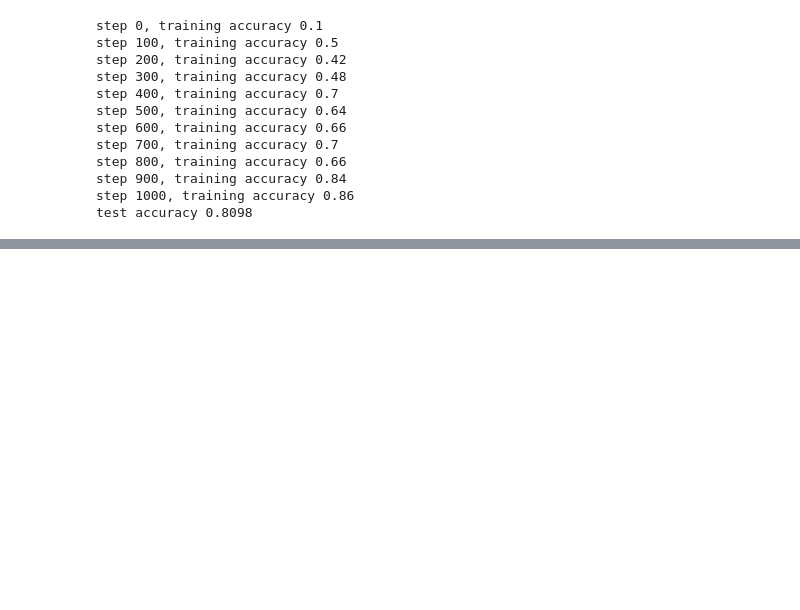
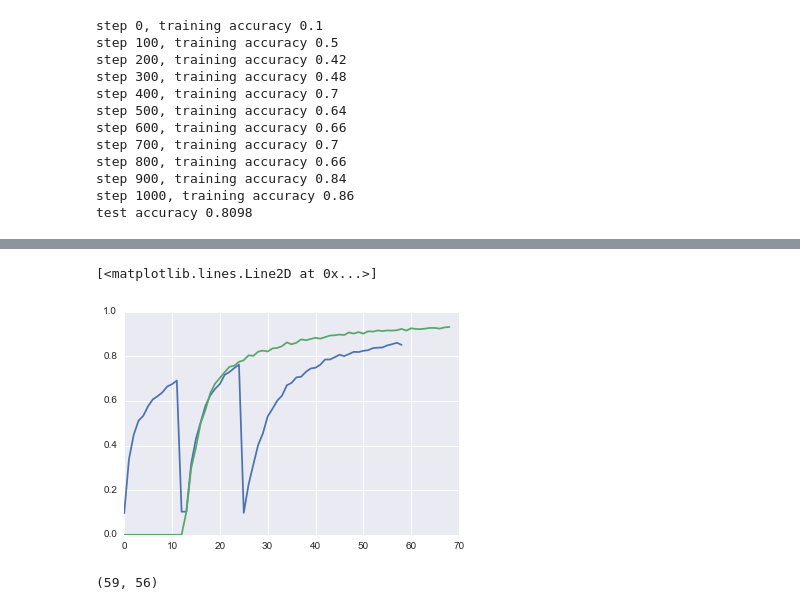
Before and after one commit to jaredawebb/ForwardThinking, a Jupyter notebook: replication/vanilla_conv.ipynb, the cells around one changed output, grey strips where cells are left out. Saved outputs shown, nothing was run; the diff lists cells and outputs as text; code cells hidden in the pictures; blank space fills up the shorter version.

```diff
--- a/replication/vanilla_conv.ipynb
+++ b/replication/vanilla_conv.ipynb
@@ -115,0 +118,3 @@ plt.plot(acc3)
+# %%
+acc1 = np.load('./accuracies.npy')
+acc2 = np.load('./accuracies_layer2.npy')
@@ -115,0 +135,11 @@ plt.plot(acc3)
+# %%
+plt.figure()
+plt.plot(acc1)
+plt.plot([0 for i in range(13)] + list(acc2))
+# %% [output]
+[<matplotlib.lines.Line2D at 0x...>]
+[figure, added]
+# %%
+len(acc1), len(acc2)
+# %% [output]
+(59, 56)
```
Also changed, not shown: parts of 7 cells of this notebook, 1 other file.
